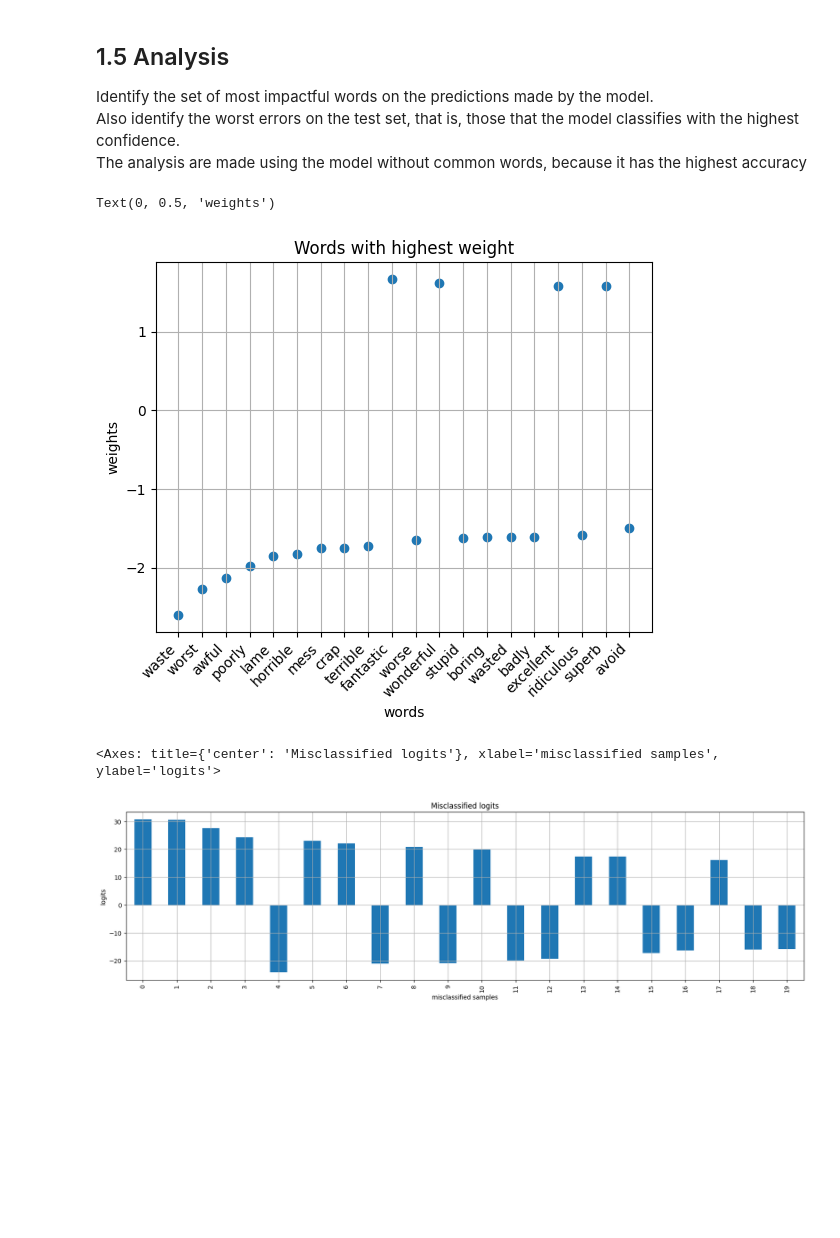
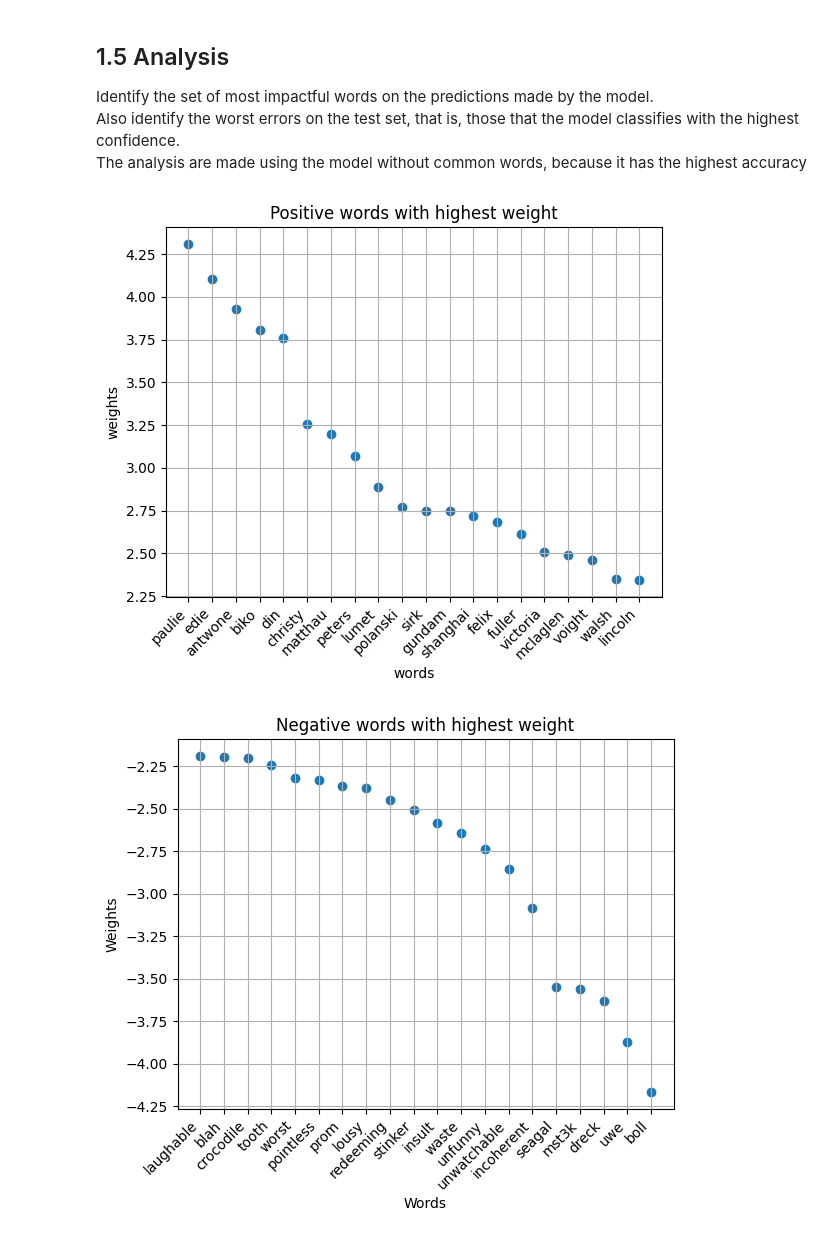
Before and after one commit to DavideLigari/movie-reviews-classification, a Jupyter notebook: mycode/movie_review.ipynb, the cells around one changed output. Drawn from its saved outputs; the diff is of its cells as text; code cells hidden in the pictures; blank space fills up the shorter version.

Commit message:
added graphs

```diff
--- a/mycode/movie_review.ipynb
+++ b/mycode/movie_review.ipynb
@@ -135,6 +127,10 @@ Also identify the worst errors on the test set, that is, those that the model cl
 with the highest confidence.
 The analysis are made using the model without common words, because it has the highest accuracy
 # %%
+import build_vocabulary as bv
+import features_extraction as fe
+import train_classifier as tc
+
 import pandas as pd
 import matplotlib.pyplot as plt
 words_to_ignore = []
@@ -145,14 +141,14 @@ for w in f.read().split():
     n += 1
 f.close()
 
-voc = bv.get_vocabulary(path='../data/train/', numWords=1000)
+voc = bv.get_vocabulary(path='../data/train/', numWords=5000)
 voc_no_common_words = [word for word in voc if word not in words_to_ignore]
 
 train_data = fe.get_bow_representation(voc_no_common_words)
 w, b = tc.train_classifier(train_data)
 
-test_data = fe.get_bow_representation(
-    voc_no_common_words, path='../data/test')
+test_data,file_names = fe.get_bow_representation(
+    voc_no_common_words, path='../data/test',get_file_names=True)
 logits, predictions, accuracy_test = tc.inference_classifier(
     test_data, w, b)
 
@@ -160,26 +156,25 @@ Y = test_data[:, -1]
 # %%
 import pandas as pd
 import matplotlib.pyplot as plt
-words_weights=pd.DataFrame({'words':voc_no_common_words,'weights abs':abs(w),'weights':w})
-words_weights.sort_values(by='weights abs',ascending=False,inplace=True)
-words_weights=words_weights.head(20)
-
-plt.scatter(x=words_weights['words'],y=words_weights['weights'])
+words_weights=pd.DataFrame({'words':voc_no_common_words,'weights':w})
+words_weights.sort_values(by='weights',ascending=False,inplace=True)
+positive_words=words_weights.head(20)
+negative_words=words_weights.tail(20)
+plt.scatter(x=positive_words['words'],y=positive_words['weights'])
 plt.grid()
 plt.xticks(rotation=45, ha='right')
-plt.title('Words with highest weight')
+plt.title('Positive words with highest weight')
 plt.xlabel('words')
 plt.ylabel('weights')
+plt.show()
+
+plt.scatter(x=negative_words['words'],y=negative_words['weights'])
+plt.grid()
+plt.xticks(rotation=45, ha='right')
+plt.title('Negative words with highest weight')
+plt.xlabel('Words')
+plt.ylabel('Weights')
+plt.show()
 # %% [output]
-Text(0, 0.5, 'weights')
-[figure, old version]
+[figure, new version]
+[figure, added]
-# %%
-logits_misclassified=logits[predictions!=Y]
-misclassified=pd.DataFrame({'logits':logits_misclassified,'logits abs':abs(logits_misclassified)})
-misclassified.sort_values(by='logits abs',ascending=False,inplace=True)
-misclassified=misclassified.drop('logits abs',axis=1)
-misclassified=misclassified.head(20)
-misclassified.plot(kind='bar',title='Misclassified logits',legend=False,grid=True,figsize=(20,5),xticks=range(0,20,1),ylabel='logits',xlabel='misclassified samples')
-# %% [output]
-<Axes: title={'center': 'Misclassified logits'}, xlabel='misclassified samples', ylabel='logits'>
-[figure, removed]
```
Also changed, not shown: parts of 2 cells of this notebook, 2 other files.
